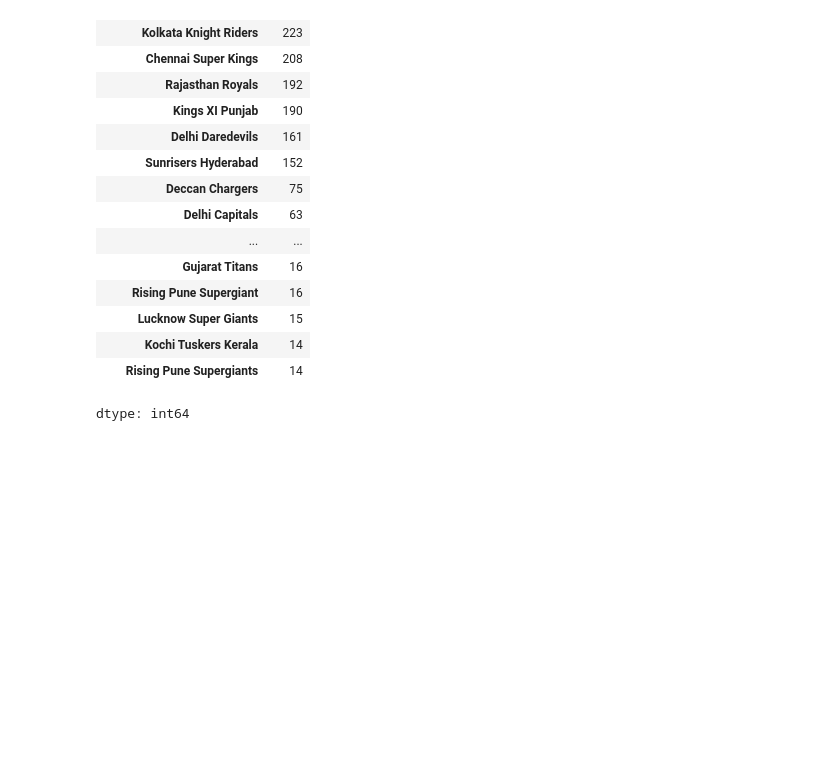
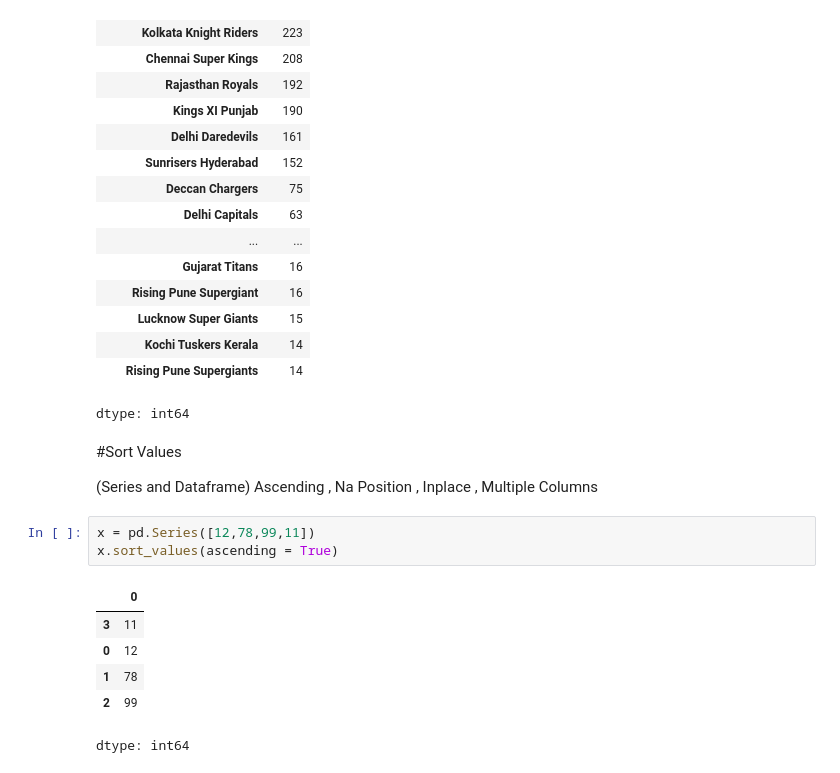
Before and after one commit to get-ayush/PythonLibraries, a Jupyter notebook: PandasDataframe.ipynb, the cells around one changed output. Cells and saved outputs as stored; diff of their text form; blank space fills up the shorter version.

```diff
--- a/PandasDataframe.ipynb
+++ b/PandasDataframe.ipynb
@@ -584,3 +584,17 @@ ipl["TossDecision"].value_counts().plot(kind = "pie")
 | Kochi Tuskers Kerala | 14 |
 | Rising Pune Supergiants | 14 |
 dtype: int64
+# %% [markdown]
+#Sort Values
+
+(Series and Dataframe) Ascending , Na Position , Inplace , Multiple Columns
+# %%
+x = pd.Series([12,78,99,11])
+x.sort_values(ascending = True)
+# %% [output]
+|  | 0 |
+| 3 | 11 |
+| 0 | 12 |
+| 1 | 78 |
+| 2 | 99 |
+dtype: int64
```
Also changed, not shown: parts of 5 cells of this notebook.
